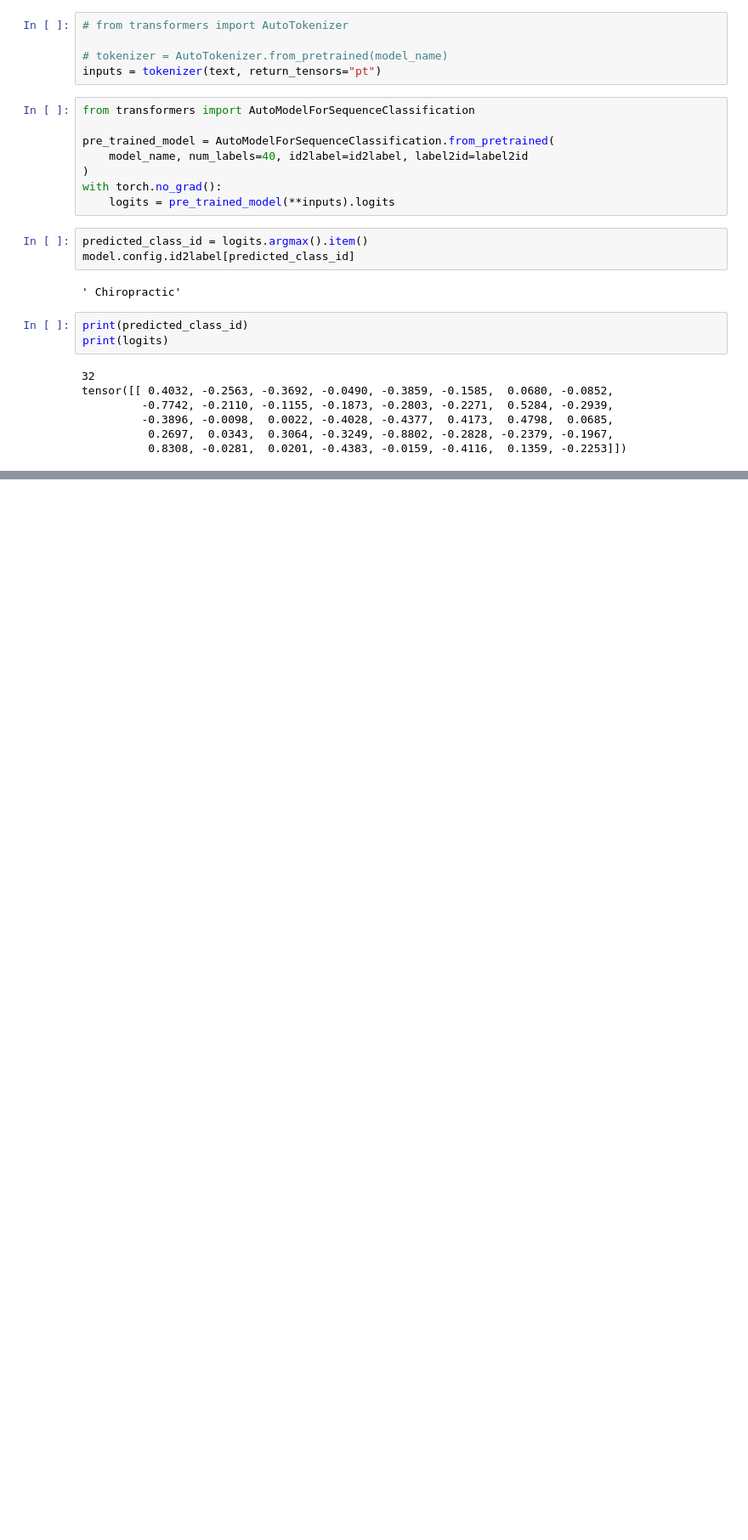
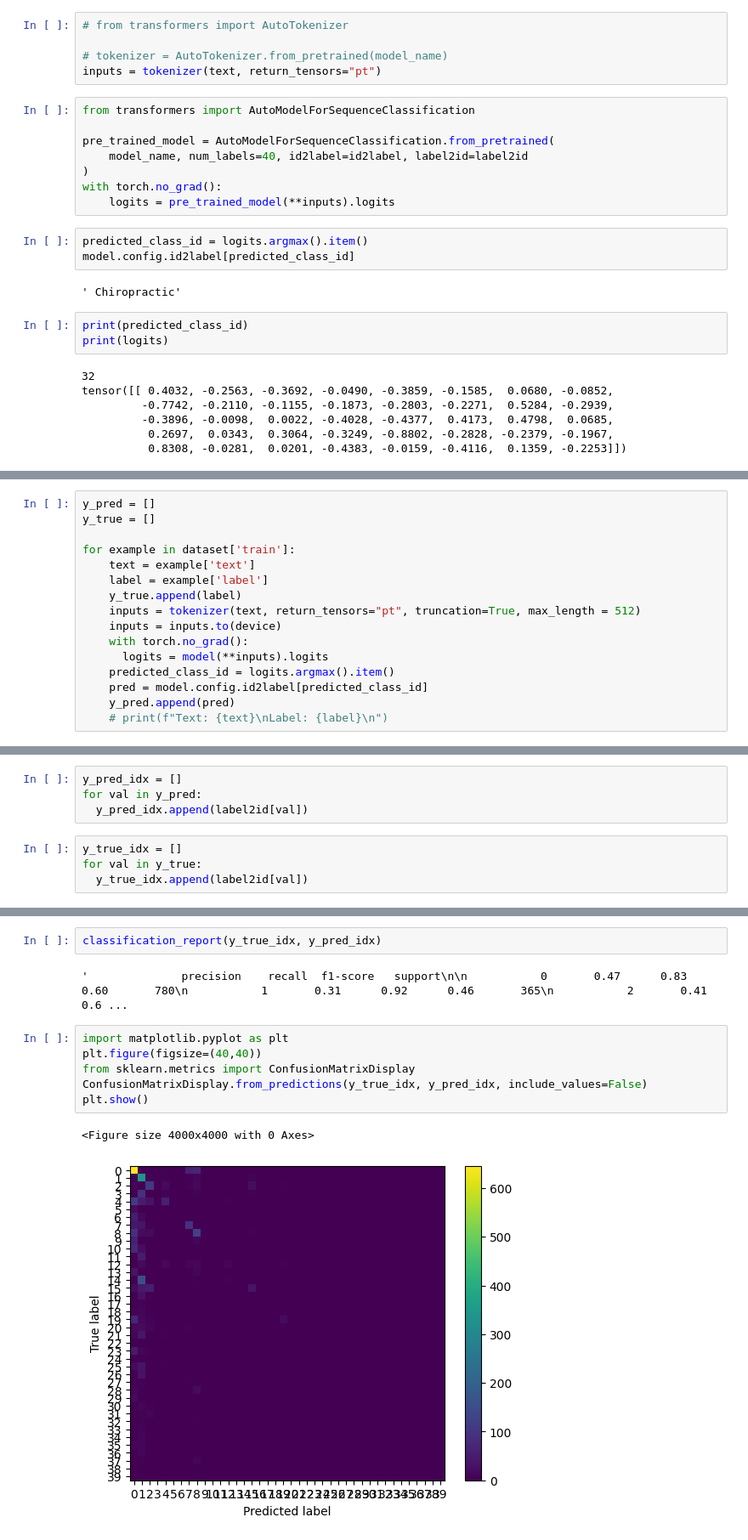
Before and after one commit to neo-9981/Augnito, a Jupyter notebook: Augnito_Assignment.ipynb, the cells around one changed output, grey strips where cells are left out. Shown: that part at 85% size. Saved outputs shown, nothing was run; the diff lists cells and outputs as text; blank space fills up the shorter version.

```diff
--- a/Augnito_Assignment.ipynb
+++ b/Augnito_Assignment.ipynb
@@ -423,0 +439,16 @@ tensor([[ 0.4032, -0.2563, -0.3692, -0.0490, -0.3859, -0.1585,  0.0680, -0.0852,
+# %%
+y_pred = []
+y_true = []
+
+for example in dataset['train']:
+    text = example['text']
+    label = example['label']
+    y_true.append(label)
+    inputs = tokenizer(text, return_tensors="pt", truncation=True, max_length = 512)
+    inputs = inputs.to(device)
+    with torch.no_grad():
+      logits = model(**inputs).logits
+    predicted_class_id = logits.argmax().item()
+    pred = model.config.id2label[predicted_class_id]
+    y_pred.append(pred)
+    # print(f"Text: {text}\nLabel: {label}\n")
@@ -423,0 +463,8 @@ tensor([[ 0.4032, -0.2563, -0.3692, -0.0490, -0.3859, -0.1585,  0.0680, -0.0852,
+# %%
+y_pred_idx = []
+for val in y_pred:
+  y_pred_idx.append(label2id[val])
+# %%
+y_true_idx = []
+for val in y_true:
+  y_true_idx.append(label2id[val])
@@ -423,0 +485,13 @@ tensor([[ 0.4032, -0.2563, -0.3692, -0.0490, -0.3859, -0.1585,  0.0680, -0.0852,
+# %%
+classification_report(y_true_idx, y_pred_idx)
+# %% [output]
+'              precision    recall  f1-score   support\n\n           0       0.47      0.83      0.60       780\n           1       0.31      0.92      0.46       365\n           2       0.41      0.6 ...
+# %%
+import matplotlib.pyplot as plt
+plt.figure(figsize=(40,40))
+from sklearn.metrics import ConfusionMatrixDisplay
+ConfusionMatrixDisplay.from_predictions(y_true_idx, y_pred_idx, include_values=False)
+plt.show()
+# %% [output]
+<Figure size 4000x4000 with 0 Axes>
+[figure, added]
```
Also changed, not shown: parts of 8 cells of this notebook.
